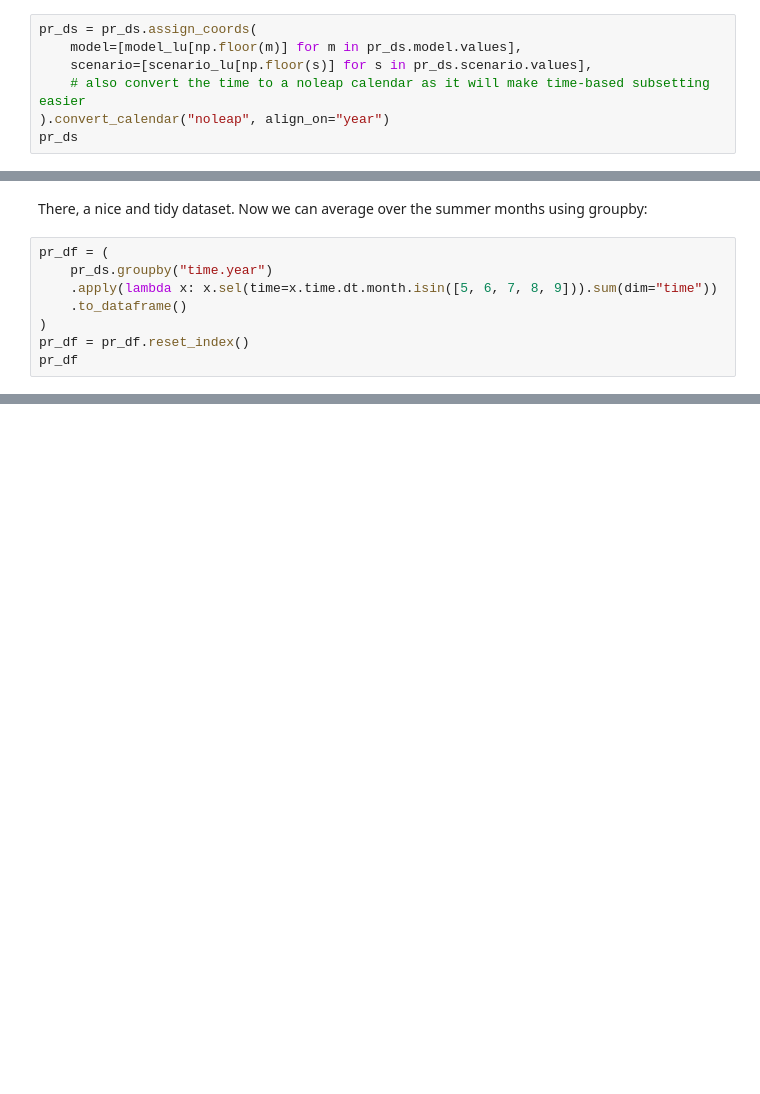
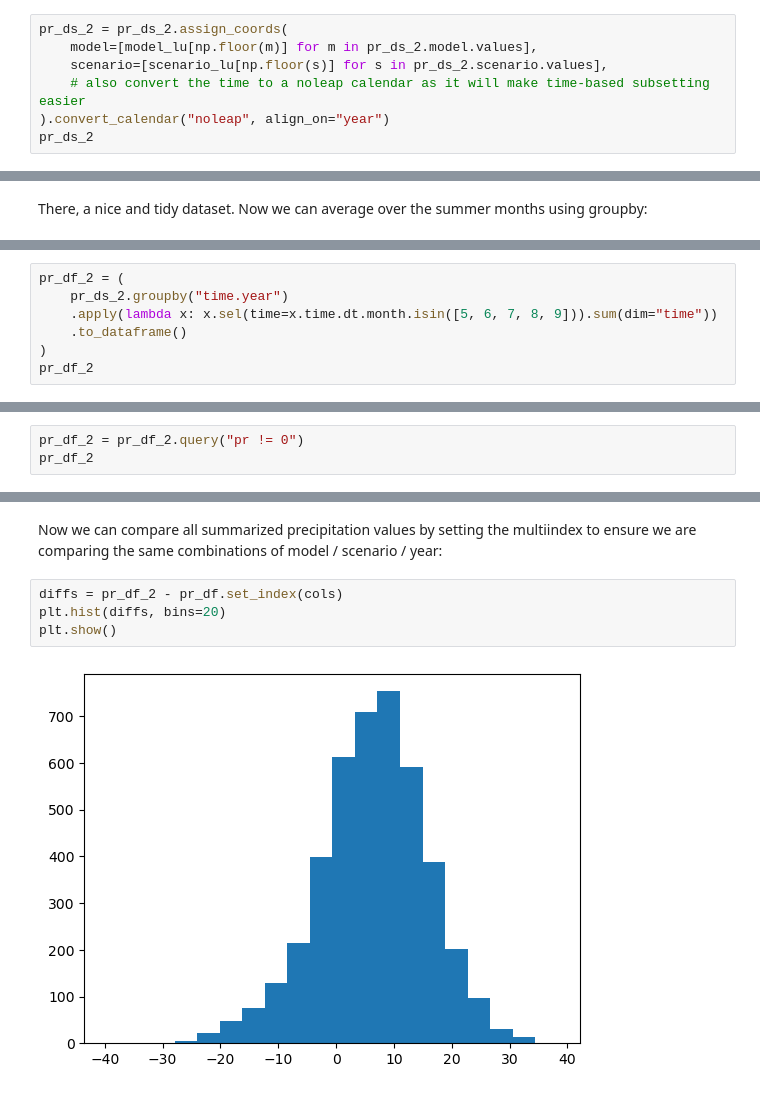
Before and after one commit to ua-snap/ardac-toolbox, a Jupyter notebook: notebooks/cmip6_polygon_summary.ipynb, the cells around one changed output, grey strips where cells are left out. Drawn from its saved outputs; the diff is of its cells as text; blank space fills up the shorter version.

```diff
--- a/notebooks/cmip6_polygon_summary.ipynb
+++ b/notebooks/cmip6_polygon_summary.ipynb
@@ -180,10 +394,10 @@ We will simply "floor" all of the coordinates to get the actual expected dimensi
 # %%
-pr_ds = pr_ds.assign_coords(
-    model=[model_lu[np.floor(m)] for m in pr_ds.model.values],
-    scenario=[scenario_lu[np.floor(s)] for s in pr_ds.scenario.values],
+pr_ds_2 = pr_ds_2.assign_coords(
+    model=[model_lu[np.floor(m)] for m in pr_ds_2.model.values],
+    scenario=[scenario_lu[np.floor(s)] for s in pr_ds_2.scenario.values],
     # also convert the time to a noleap calendar as it will make time-based subsetting easier
 ).convert_calendar("noleap", align_on="year")
-pr_ds
+pr_ds_2
 # %% [output]
 <xarray.Dataset>
 Dimensions:   (time: 1452, model: 12, scenario: 5)
@@ -195,11 +409,3 @@ Data variables:
     pr        (time, model, scenario) float64 ...
 # %% [markdown]
 There, a nice and tidy dataset. Now we can average over the summer months using groupby:
-# %%
-pr_df = (
-    pr_ds.groupby("time.year")
-    .apply(lambda x: x.sel(time=x.time.dt.month.isin([5, 6, 7, 8, 9])).sum(dim="time"))
-    .to_dataframe()
-)
-pr_df = pr_df.reset_index()
-pr_df
@@ -803,0 +412,7 @@ pd.pivot_table(
+# %%
+pr_df_2 = (
+    pr_ds_2.groupby("time.year")
+    .apply(lambda x: x.sel(time=x.time.dt.month.isin([5, 6, 7, 8, 9])).sum(dim="time"))
+    .to_dataframe()
+)
+pr_df_2
@@ -803,0 +436,3 @@ pd.pivot_table(
+# %%
+pr_df_2 = pr_df_2.query("pr != 0")
+pr_df_2
@@ -803,0 +454,8 @@ pd.pivot_table(
+# %% [markdown]
+Now we can compare all summarized precipitation values by setting the multiindex to ensure we are comparing the same combinations of model / scenario / year:
+# %%
+diffs = pr_df_2 - pr_df.set_index(cols)
+plt.hist(diffs, bins=20)
+plt.show()
+# %% [output]
+[figure, added]
```
Also changed, not shown: parts of 109 cells of this notebook.
